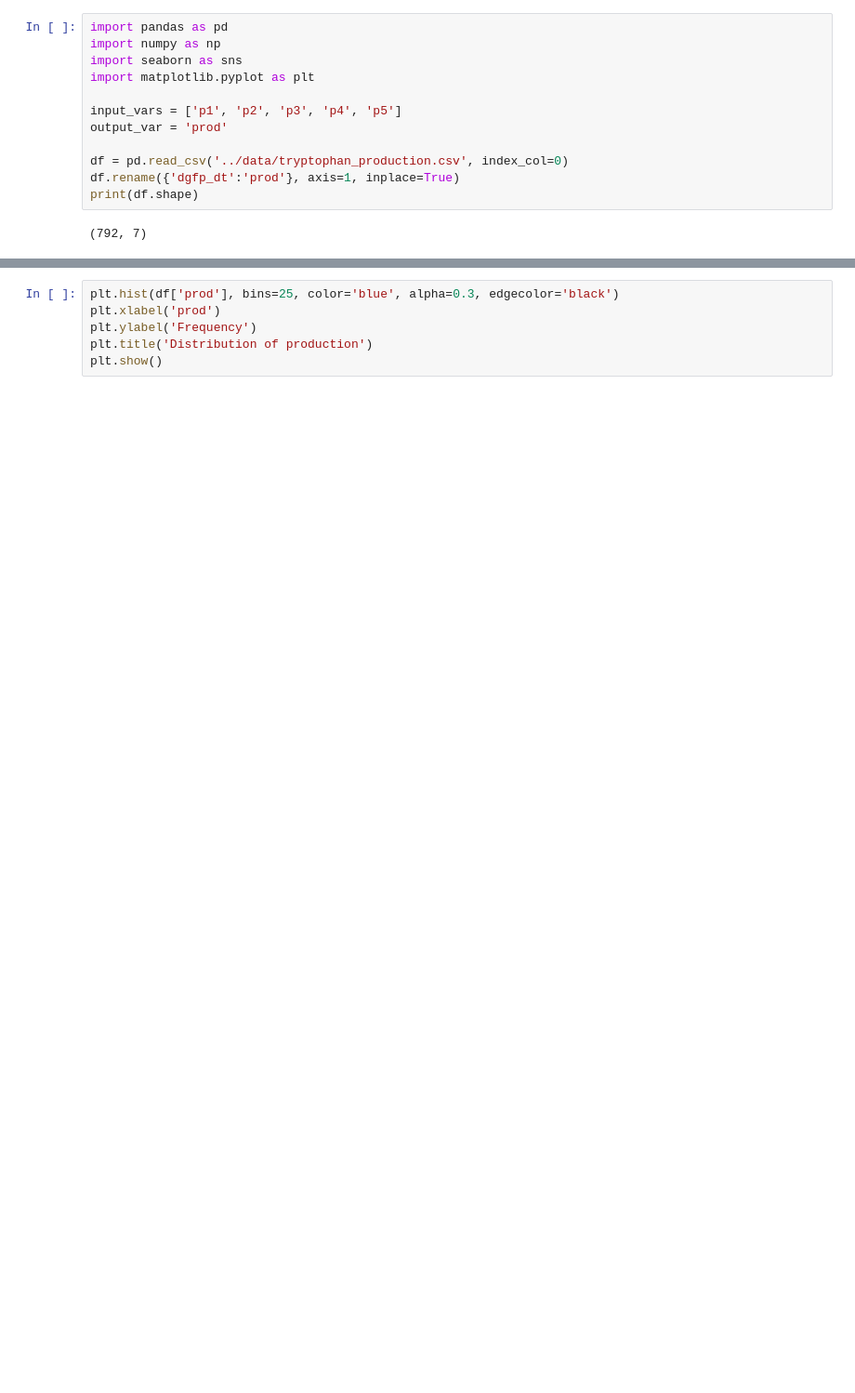
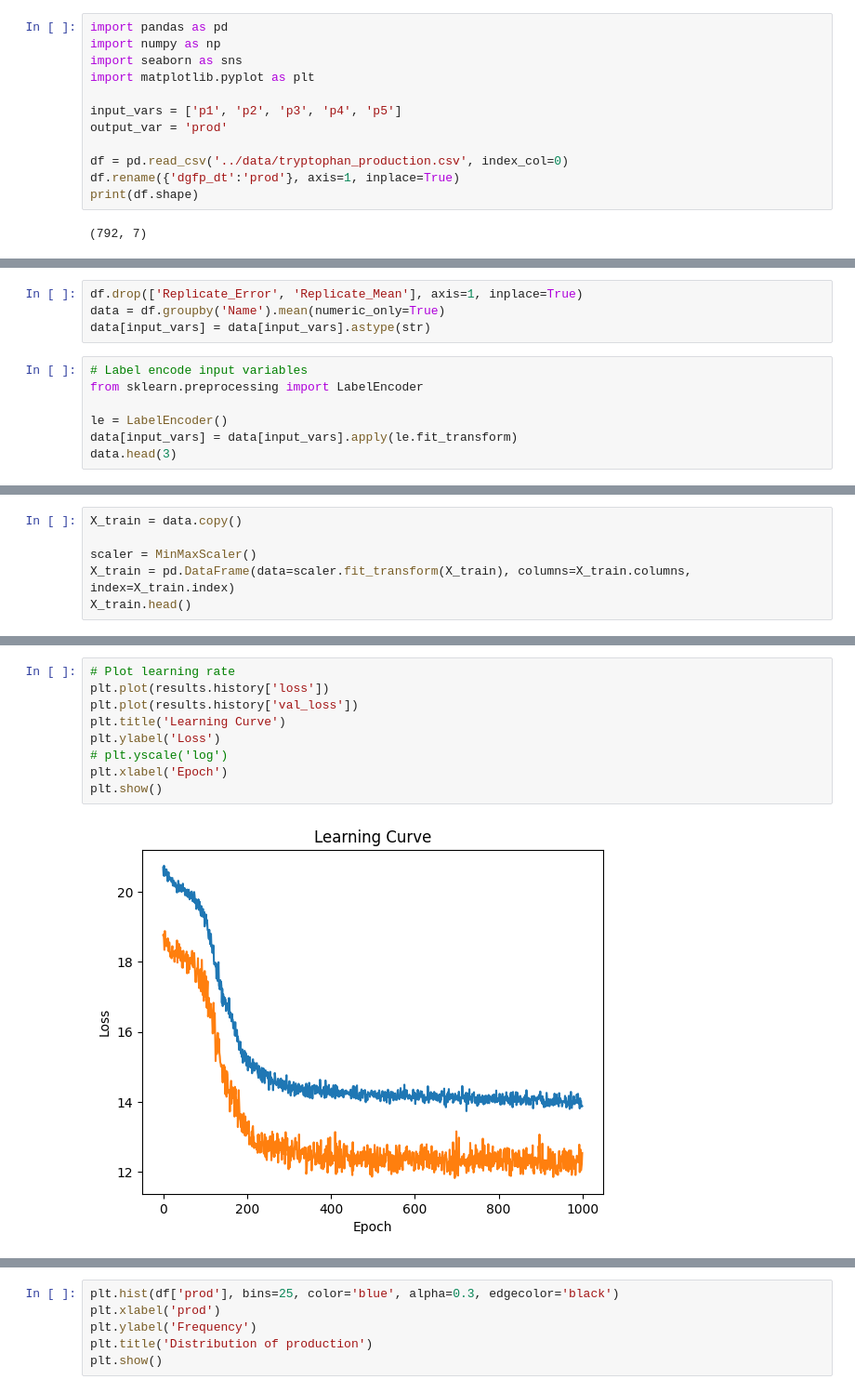
Before and after one commit to costasmexis/straindesignXAI, a Jupyter notebook: notebooks/Tryptophan_manual.ipynb, the cells around one changed output, grey strips where cells are left out. Shown at 93% size. Drawn from its saved outputs; the diff is of its cells as text; blank space fills up the shorter version.

```diff
--- a/notebooks/Tryptophan_manual.ipynb
+++ b/notebooks/Tryptophan_manual.ipynb
@@ -82,0 +59,11 @@ df.groupby('Name').mean()
+# %%
+df.drop(['Replicate_Error', 'Replicate_Mean'], axis=1, inplace=True)
+data = df.groupby('Name').mean(numeric_only=True)
+data[input_vars] = data[input_vars].astype(str)
+# %%
+# Label encode input variables
+from sklearn.preprocessing import LabelEncoder
+
+le = LabelEncoder()
+data[input_vars] = data[input_vars].apply(le.fit_transform)
+data.head(3)
@@ -82,0 +118,6 @@ df.groupby('Name').mean()
+# %%
+X_train = data.copy()
+
+scaler = MinMaxScaler()
+X_train = pd.DataFrame(data=scaler.fit_transform(X_train), columns=X_train.columns, index=X_train.index)
+X_train.head()
@@ -82,0 +217,11 @@ df.groupby('Name').mean()
+# %%
+# Plot learning rate
+plt.plot(results.history['loss'])
+plt.plot(results.history['val_loss'])
+plt.title('Learning Curve')
+plt.ylabel('Loss')
+# plt.yscale('log')
+plt.xlabel('Epoch')
+plt.show()
+# %% [output]
+[figure, added]
```
Also changed, not shown: parts of 14 cells of this notebook, 5 other files.
